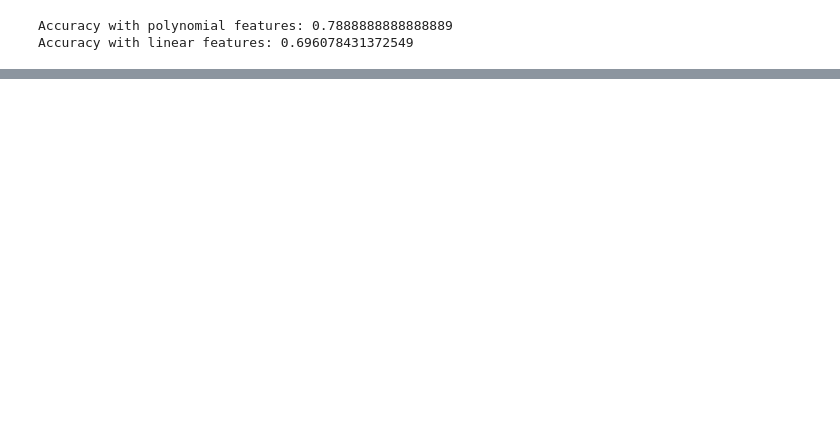
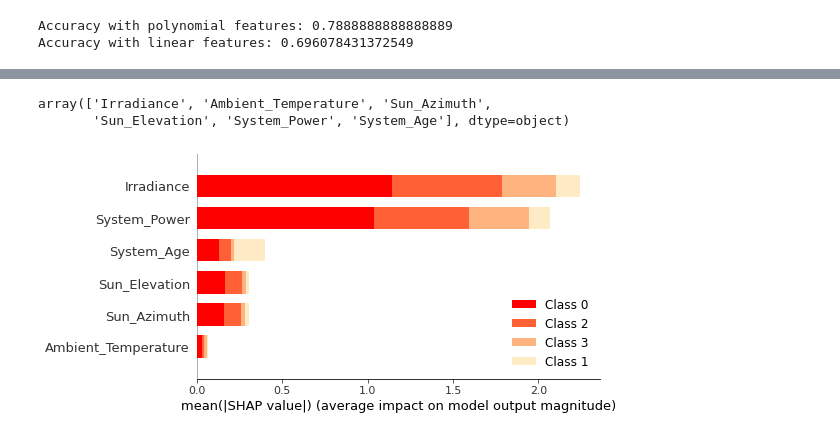
Before and after one commit to gabrielecorbo/Machine-Learning-Project, a Jupyter notebook: Project_EE4C12_SET_PV_M.ipynb, the cells around one changed output, grey strips where cells are left out. Drawn from its saved outputs; the diff is of its cells as text; code cells hidden in the pictures; blank space fills up the shorter version.

```diff
--- a/Project_EE4C12_SET_PV_M.ipynb
+++ b/Project_EE4C12_SET_PV_M.ipynb
@@ -264,0 +356,38 @@ array([[696,  51,  21,   0],
+# %%
+import shap
+def explainer_shap(model, X_names, X_instance, X_train=None, task="classification", top=10):
+    ## create explainer
+    ### machine learning
+    if X_train is None:
+        explainer = shap.TreeExplainer(model)
+        shap_values = explainer.shap_values(X_instance)
+    ### deep learning
+    else:
+        explainer = shap.DeepExplainer(model, data=X_train[:100])
+        shap_values = explainer.shap_values(X_instance.reshape(1,-1))[0].reshape(-1)
+
+    ## plot
+    ### classification
+    if task == "classification":
+        shap.decision_plot(explainer.expected_value, shap_values, link='logit', feature_order='importance',
+                           features=X_instance, feature_names=X_names, feature_display_range=slice(-1,-top-1,-1))
+    ### regression
+    else:
+        shap.waterfall_plot(explainer.expected_value[0], shap_values,
+                            features=X_instance, feature_names=X_names, max_display=top)
+i = 1
+explainer_shap(model, X_names=np.array(X_training.columns), X_instance=X_val[i],
+               X_train=X_train,
+               task="classification",
+               top=10)
+# %% [output]
+array(['Irradiance', 'Ambient_Temperature', 'Sun_Azimuth',
+       'Sun_Elevation', 'System_Power', 'System_Age'], dtype=object)
+# %%
+explainer = shap.DeepExplainer(model,X_train)
+shap_values = explainer.shap_values(X_val)
+# %%
+import matplotlib.pyplot as pl
+shap.summary_plot(shap_values, X_val, plot_type="bar",feature_names=list(X_training.columns),color=pl.get_cmap("flag"))
+# %% [output]
+[figure, added]
```
Also changed, not shown: parts of 39 cells of this notebook, 1 other file.
